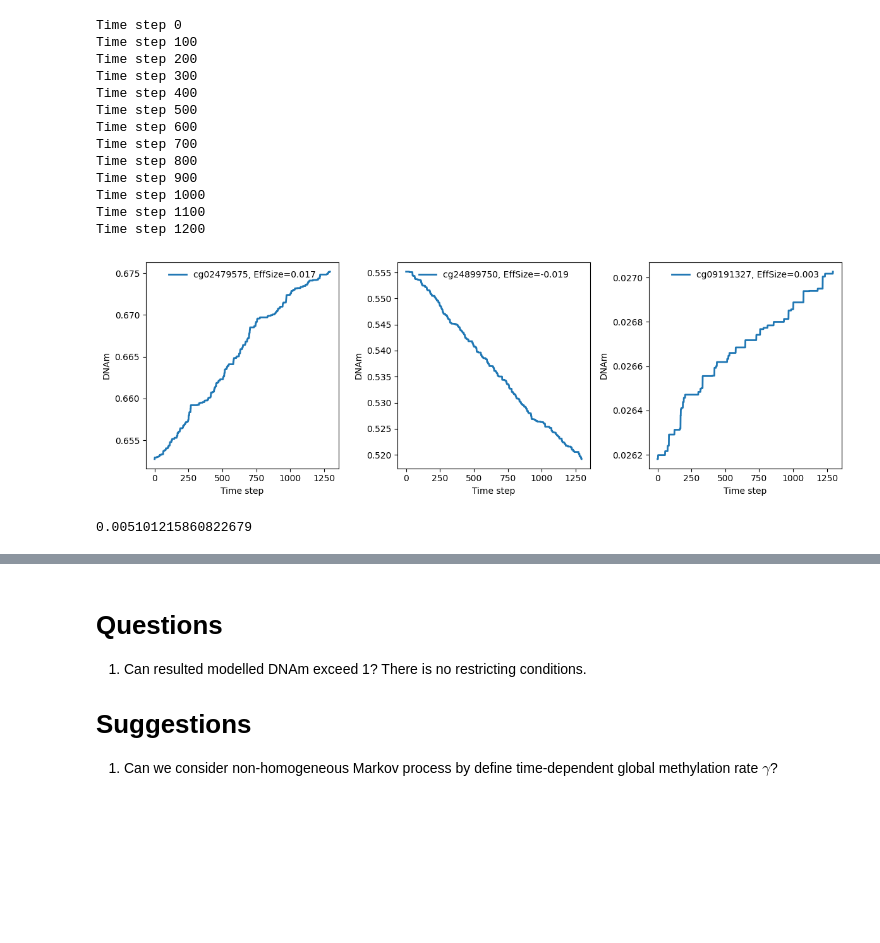
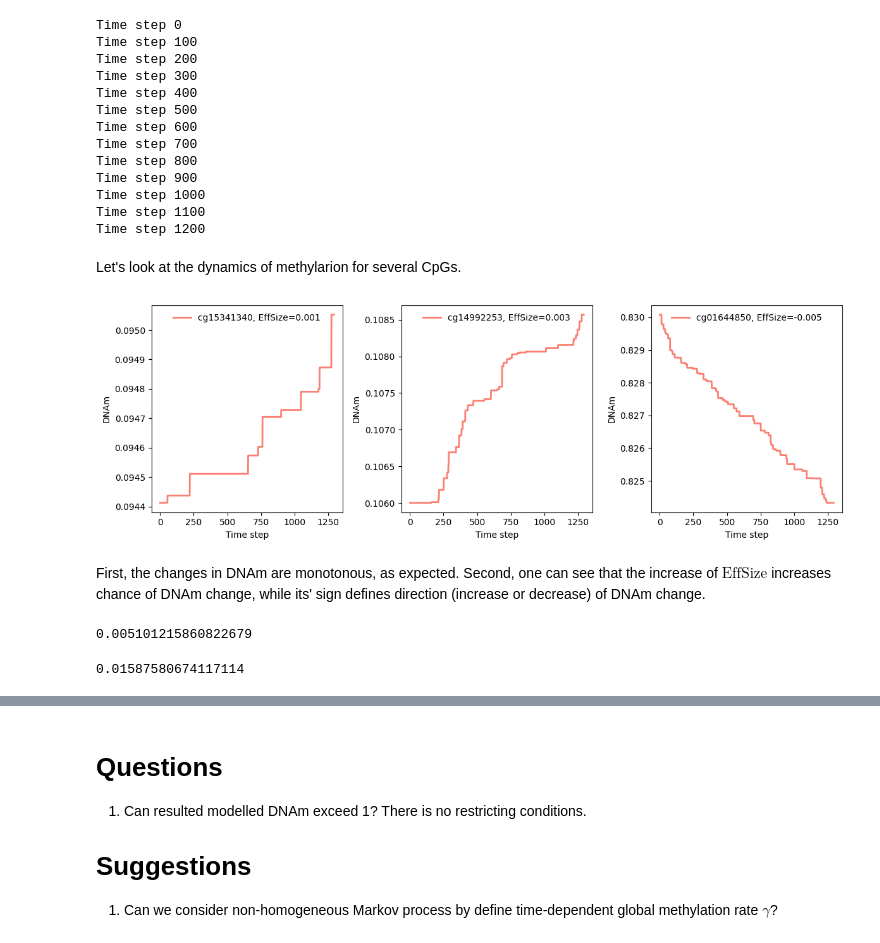
Before and after one commit to ombystoma-young/stochastic-component-epigen-proj, a Jupyter notebook: main.ipynb, the cells around one changed output, grey strips where cells are left out. Saved outputs shown, nothing was run; the diff lists cells and outputs as text; code cells hidden in the pictures; blank space fills up the shorter version.

Commit message:
Find optimal parameters

```diff
--- a/main.ipynb
+++ b/main.ipynb
@@ -404,18 +404,22 @@ Time step 900
 Time step 1000
 Time step 1100
 Time step 1200
+# %% [markdown]
+Let's look at the dynamics of methylarion for several CpGs.
 # %%
 fig, ax = plt.subplots(1, 3, figsize=(12,4))
-
+rs = [104, 103, 8]
 for i in range(3):
-    r = np.random.randint(0, 353)
-    ax[i].plot(range(n_steps), np.array(dnams)[:, r], linewidth=2,
+    r = rs[i]
+    ax[i].plot(range(n_steps), np.array(dnams)[:, r], linewidth=2, color=colors[1],
                label=f'{cpg_ids.loc[r]}, EffSize={round(effect_sizes.iloc[r], 3)}')
     ax[i].set_xlabel('Time step')
     ax[i].set_ylabel('DNAm')
     ax[i].legend(loc='upper center', frameon=False)
 
 plt.tight_layout()
 # %% [output]
-[figure, old version]
+[figure, new version]
+# %% [markdown]
+First, the changes in DNAm are monotonous, as expected. Second, one can see that the increase of $\text{EffSize}$ increases chance of DNAm change, while its' sign defines direction (increase or decrease) of DNAm change.
 # %%
@@ -425,0 +435,4 @@ mean_absolute_error(old_dnam_avg, last_dnam_step)
+# %%
+mean_absolute_error(old_dnam_avg, dnam_step_not_optimal)
+# %% [output]
+0.01587580674117114
```
Also changed, not shown: parts of 9 cells of this notebook, 2 other files.
